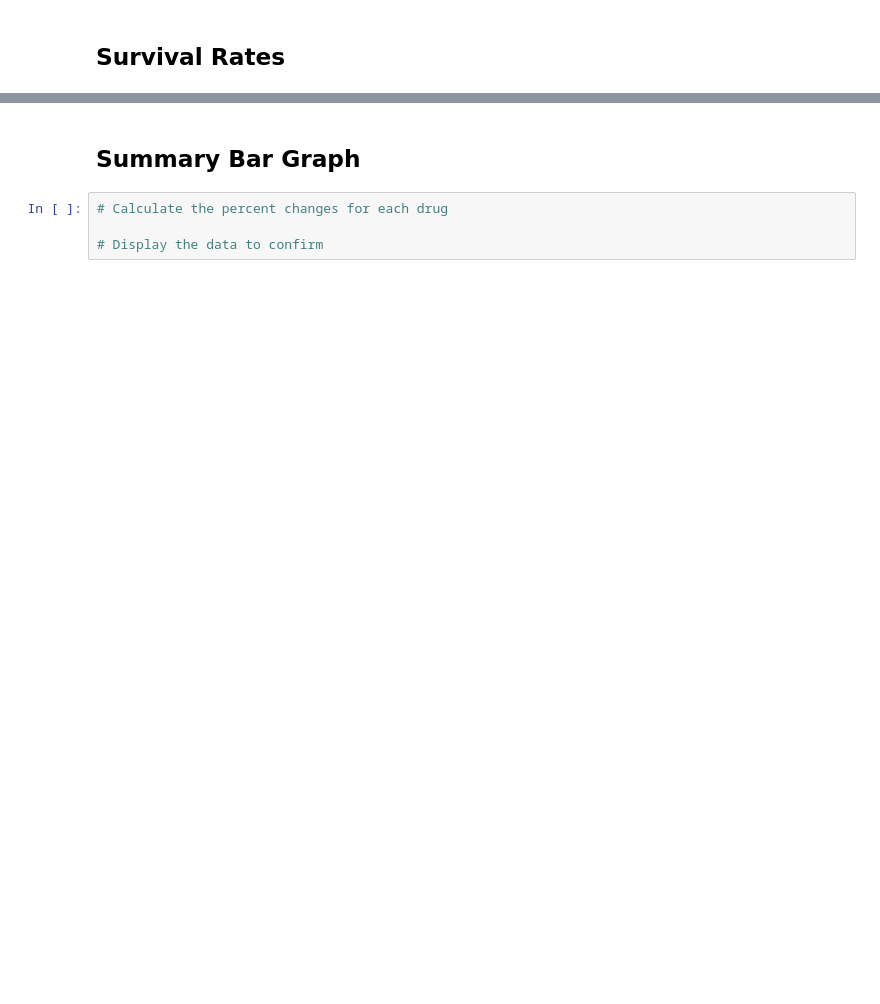
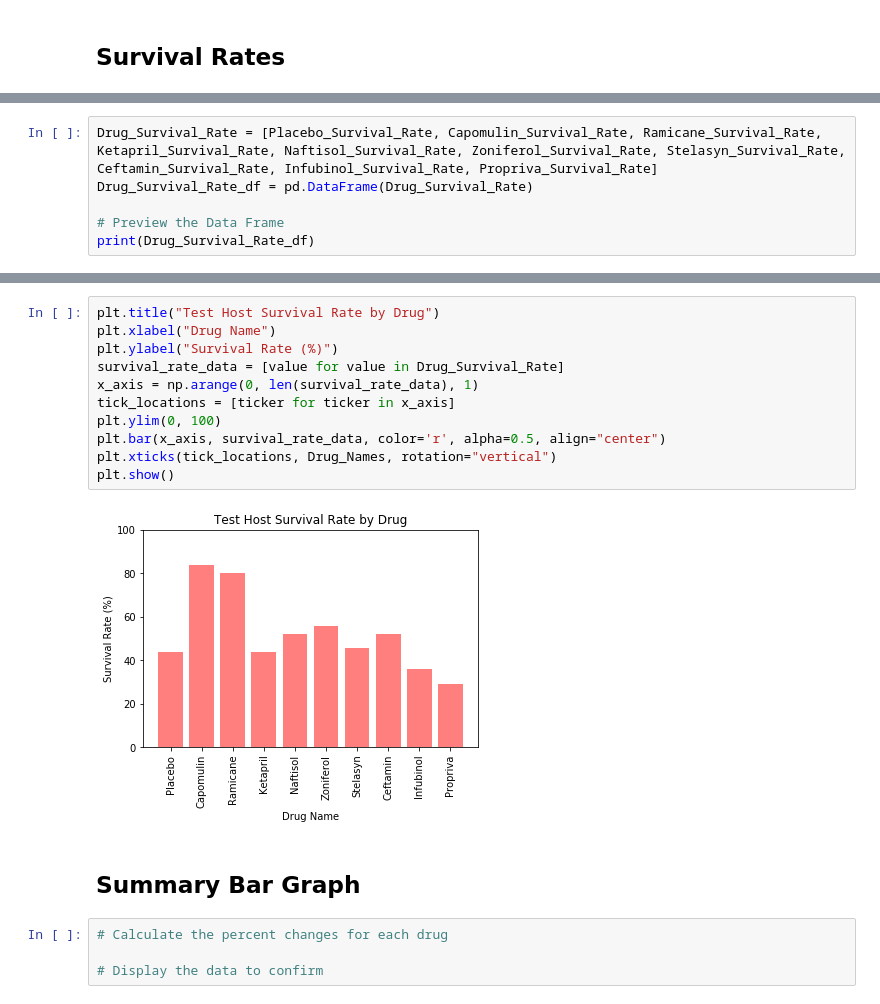
Before and after one commit to RobLMCO/05-MatplotlibHomework, a Jupyter notebook: pymaceuticals_starter.ipynb, the cells around one changed output, grey strips where cells are left out. Drawn from its saved outputs; the diff is of its cells as text; blank space fills up the shorter version.

```diff
--- a/pymaceuticals_starter.ipynb
+++ b/pymaceuticals_starter.ipynb
@@ -375,0 +465,6 @@ plt.show()
+# %%
+Drug_Survival_Rate = [Placebo_Survival_Rate, Capomulin_Survival_Rate, Ramicane_Survival_Rate, Ketapril_Survival_Rate, Naftisol_Survival_Rate, Zoniferol_Survival_Rate, Stelasyn_Survival_Rate, Ceftamin_Survival_Rate, Infubinol_Survival_Rate, Propriva_Survival_Rate]
+Drug_Survival_Rate_df = pd.DataFrame(Drug_Survival_Rate)
+
+# Preview the Data Frame
+print(Drug_Survival_Rate_df)
@@ -376,3 +483,16 @@ plt.show()
+# %%
+plt.title("Test Host Survival Rate by Drug")
+plt.xlabel("Drug Name")
+plt.ylabel("Survival Rate (%)")
+survival_rate_data = [value for value in Drug_Survival_Rate]
+x_axis = np.arange(0, len(survival_rate_data), 1)
+tick_locations = [ticker for ticker in x_axis]
+plt.ylim(0, 100)
+plt.bar(x_axis, survival_rate_data, color='r', alpha=0.5, align="center")
+plt.xticks(tick_locations, Drug_Names, rotation="vertical")
+plt.show()
+# %% [output]
+[figure, added]
 # %% [markdown]
 ## Summary Bar Graph
 # %%
```
Also changed, not shown: parts of 19 cells of this notebook.
